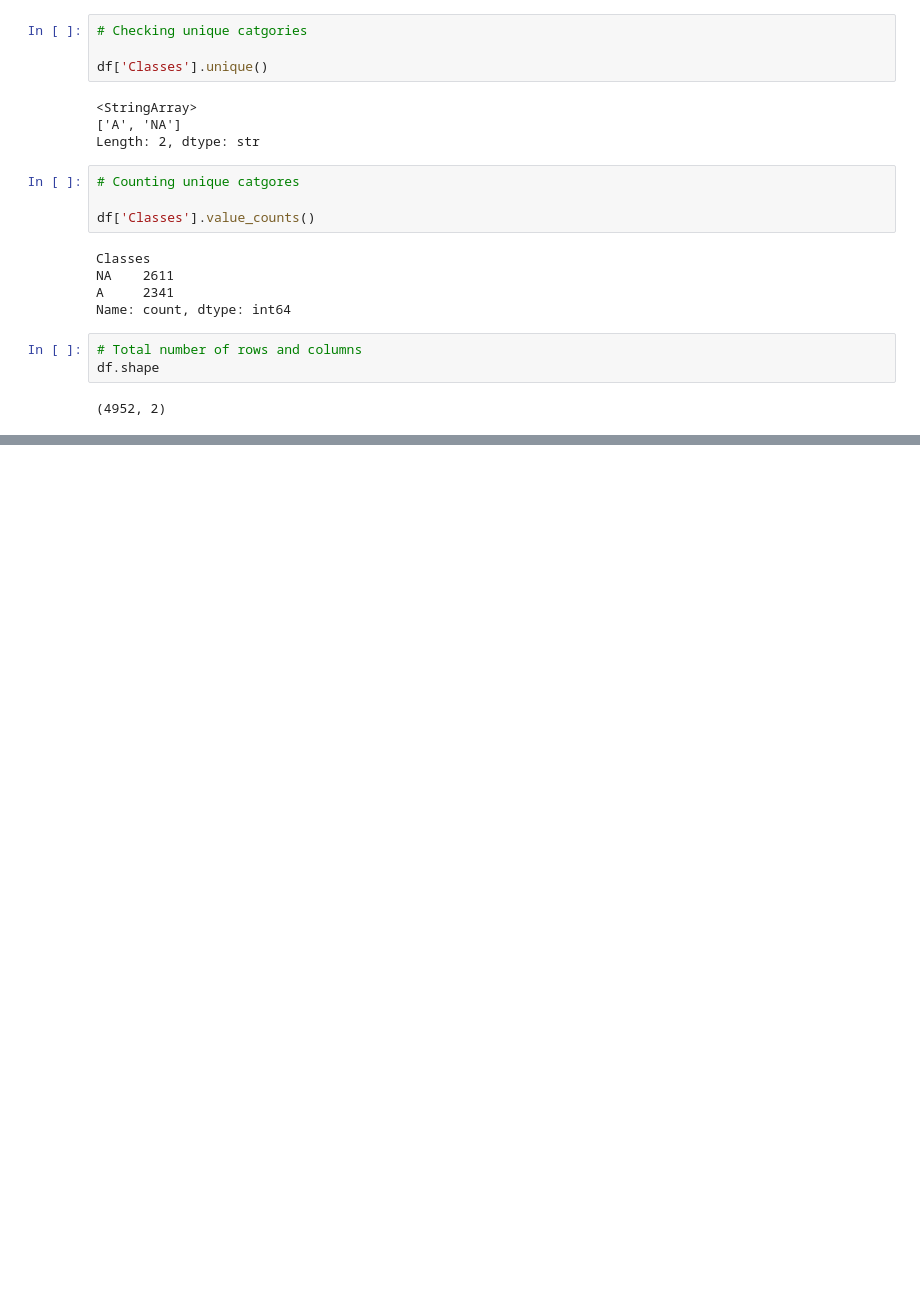
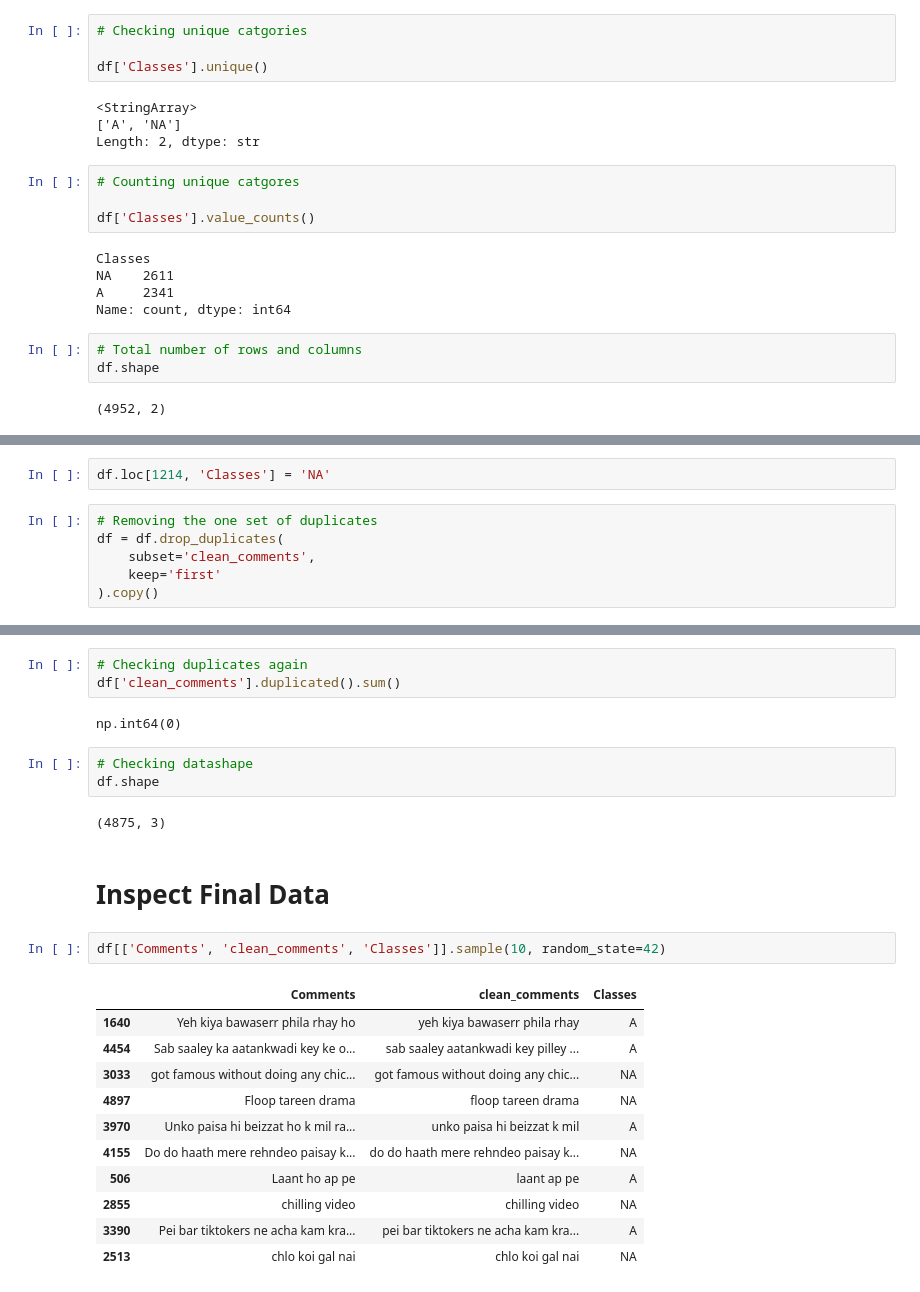
Before and after one commit to Ibad-Ullah-Khan/Project_roman-urdu-cyber-abuse-detection, a Jupyter notebook: notebooks/cyber_abuse_detection.ipynb, the cells around one changed output, grey strips where cells are left out. Saved outputs shown, nothing was run; the diff lists cells and outputs as text; blank space fills up the shorter version.

```diff
--- a/notebooks/cyber_abuse_detection.ipynb
+++ b/notebooks/cyber_abuse_detection.ipynb
@@ -223,0 +433,8 @@ df.shape
+# %%
+df.loc[1214, 'Classes'] = 'NA'
+# %%
+# Removing the one set of duplicates
+df = df.drop_duplicates(
+    subset='clean_comments',
+    keep='first'
+).copy()
@@ -223,0 +463,26 @@ df.shape
+# %%
+# Checking duplicates again
+df['clean_comments'].duplicated().sum()
+# %% [output]
+np.int64(0)
+# %%
+# Checking datashape
+df.shape
+# %% [output]
+(4875, 3)
+# %% [markdown]
+# __Inspect Final Data__
+# %%
+df[['Comments', 'clean_comments', 'Classes']].sample(10, random_state=42)
+# %% [output]
+|  | Comments | clean_comments | Classes |
+| 1640 | Yeh kiya bawaserr phila rhay ho | yeh kiya bawaserr phila rhay | A |
+| 4454 | Sab saaley ka aatankwadi key ke o... | sab saaley aatankwadi key pilley ... | A |
+| 3033 | got famous without doing any chic... | got famous without doing any chic... | NA |
+| 4897 | Floop tareen drama | floop tareen drama | NA |
+| 3970 | Unko paisa hi beizzat ho k mil ra... | unko paisa hi beizzat k mil | A |
+| 4155 | Do do haath mere rehndeo paisay k... | do do haath mere rehndeo paisay k... | NA |
+| 506 | Laant ho ap pe | laant ap pe | A |
+| 2855 | chilling video | chilling video | NA |
+| 3390 | Pei bar tiktokers ne acha kam kra... | pei bar tiktokers ne acha kam kra... | A |
+| 2513 | chlo koi gal nai | chlo koi gal nai | NA |
```
Also changed, not shown: parts of 33 cells of this notebook.
